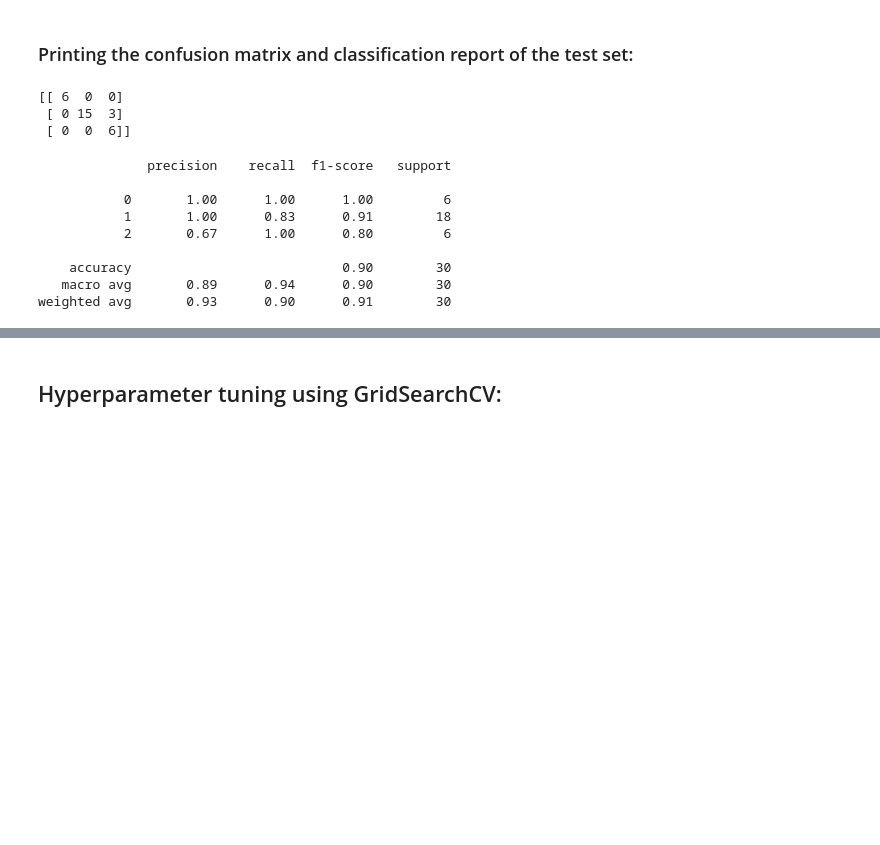
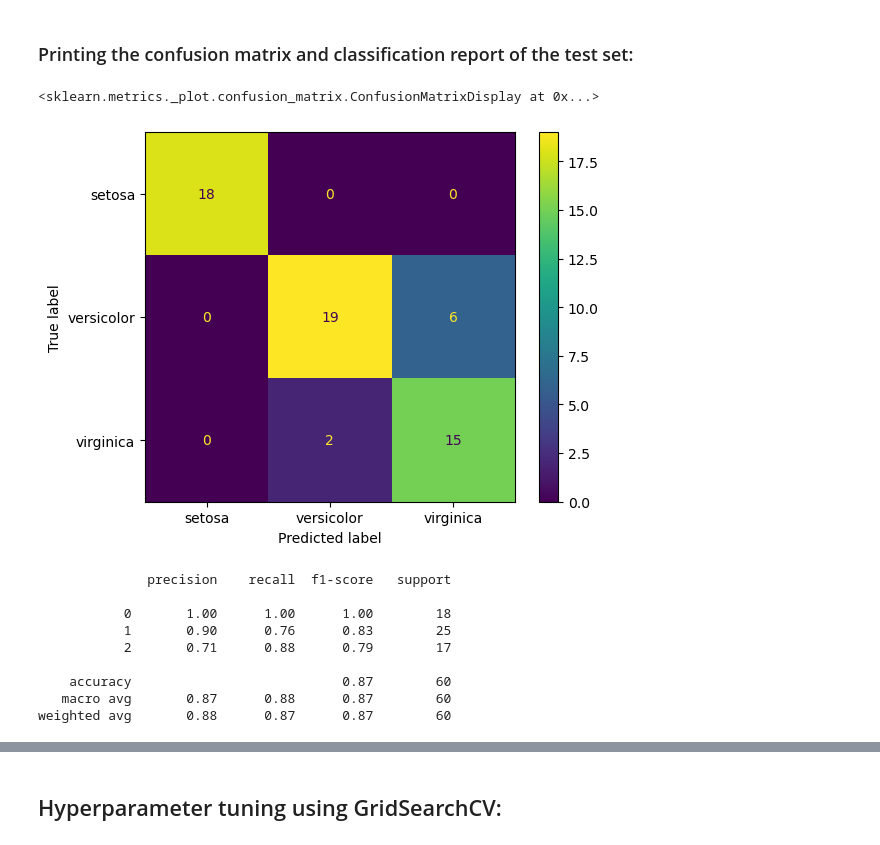
Before and after one commit to FaresOuhachi/Projet_ML, a Jupyter notebook: SVM.ipynb, the cells around one changed output, grey strips where cells are left out. Saved outputs shown, nothing was run; the diff lists cells and outputs as text; code cells hidden in the pictures; blank space fills up the shorter version.

```diff
--- a/SVM.ipynb
+++ b/SVM.ipynb
@@ -78,4 +79,2 @@ y = df['target'].values
 # %%
 X_train, X_test, y_train, y_test = train_test_split(X, y, test_size=0.4, random_state=16)
-# %%
-X_cv, X_test, y_cv, y_test = train_test_split(X_test, y_test, test_size=0.5, random_state=16)
@@ -112,7 +116,7 @@ plt.show()
 # %% [markdown]
 ### Instantiating the model
 # %%
-svm_ovo = SVC(kernel='linear', decision_function_shape='ovo')
+svm_ovo = SVC(kernel='linear',C= 0.04, decision_function_shape='ovo')
 # %% [markdown]
 ### Fitting the model
 # %%
@@ -155,21 +135,20 @@ weighted avg       1.00      1.00      1.00        30
 y_test_pred = svm_ovo.predict(X_test)
 # %% [markdown]
 ### Printing the confusion matrix and classification report of the test set:
-# %%
-print(confusion_matrix(y_test, y_test_pred))
-# %% [output]
-[[ 6  0  0]
- [ 0 15  3]
- [ 0  0  6]]
+# %%
+ConfusionMatrixDisplay(confusion_matrix=confusion_matrix(y_test, y_test_pred), display_labels=data.target_names).plot()
+# %% [output]
+<sklearn.metrics._plot.confusion_matrix.ConfusionMatrixDisplay at 0x...>
+[figure, added]
 # %%
 print(classification_report(y_test, y_test_pred))
 # %% [output]
               precision    recall  f1-score   support
 
-           0       1.00      1.00      1.00         6
-           1       1.00      0.83      0.91        18
-           2       0.67      1.00      0.80         6
+           0       1.00      1.00      1.00        18
+           1       0.90      0.76      0.83        25
+           2       0.71      0.88      0.79        17
 
-    accuracy                           0.90        30
-   macro avg       0.89      0.94      0.90        30
-weighted avg       0.93      0.90      0.91        30
+    accuracy                           0.87        60
+   macro avg       0.87      0.88      0.87        60
+weighted avg       0.88      0.87      0.87        60
```
Also changed, not shown: parts of 32 cells of this notebook, 2 other files.
